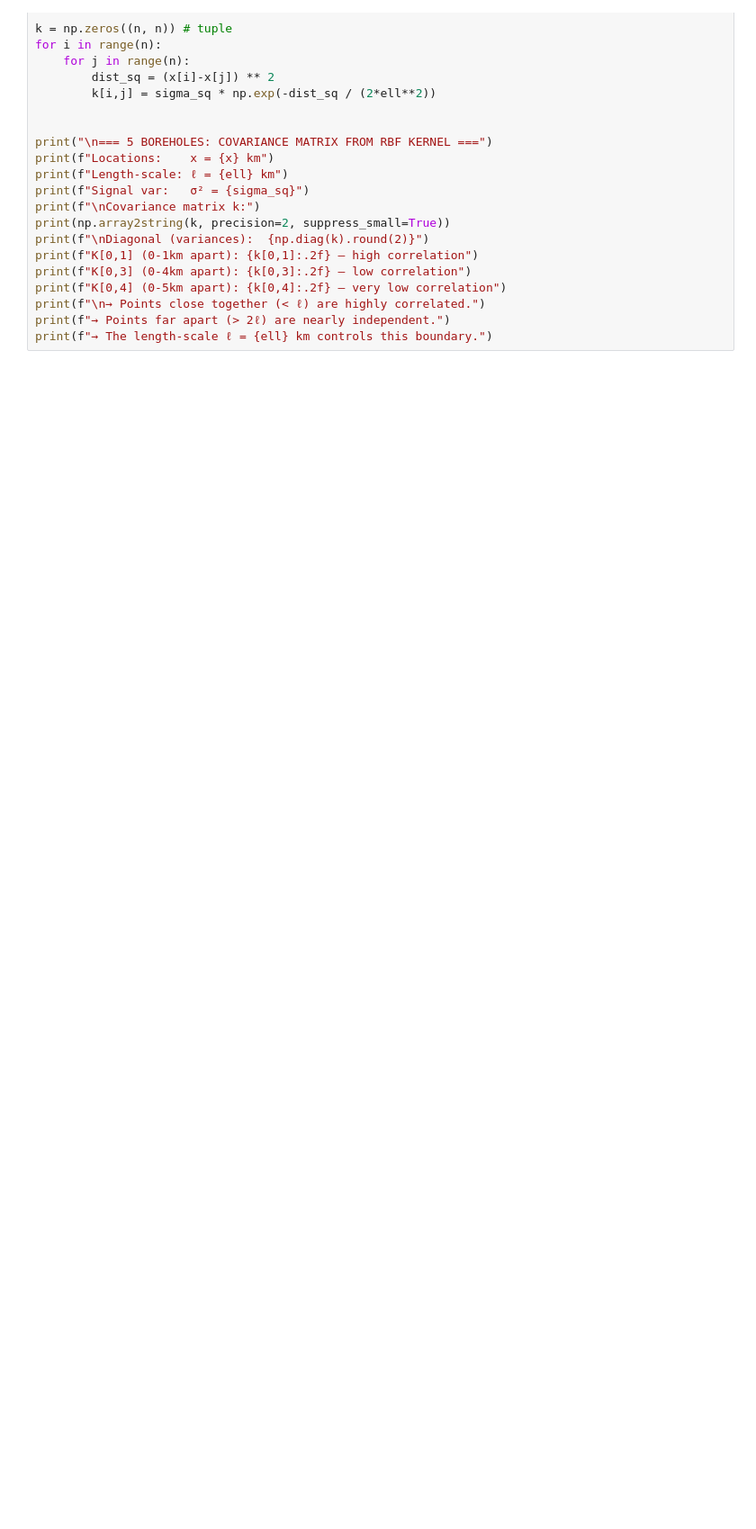
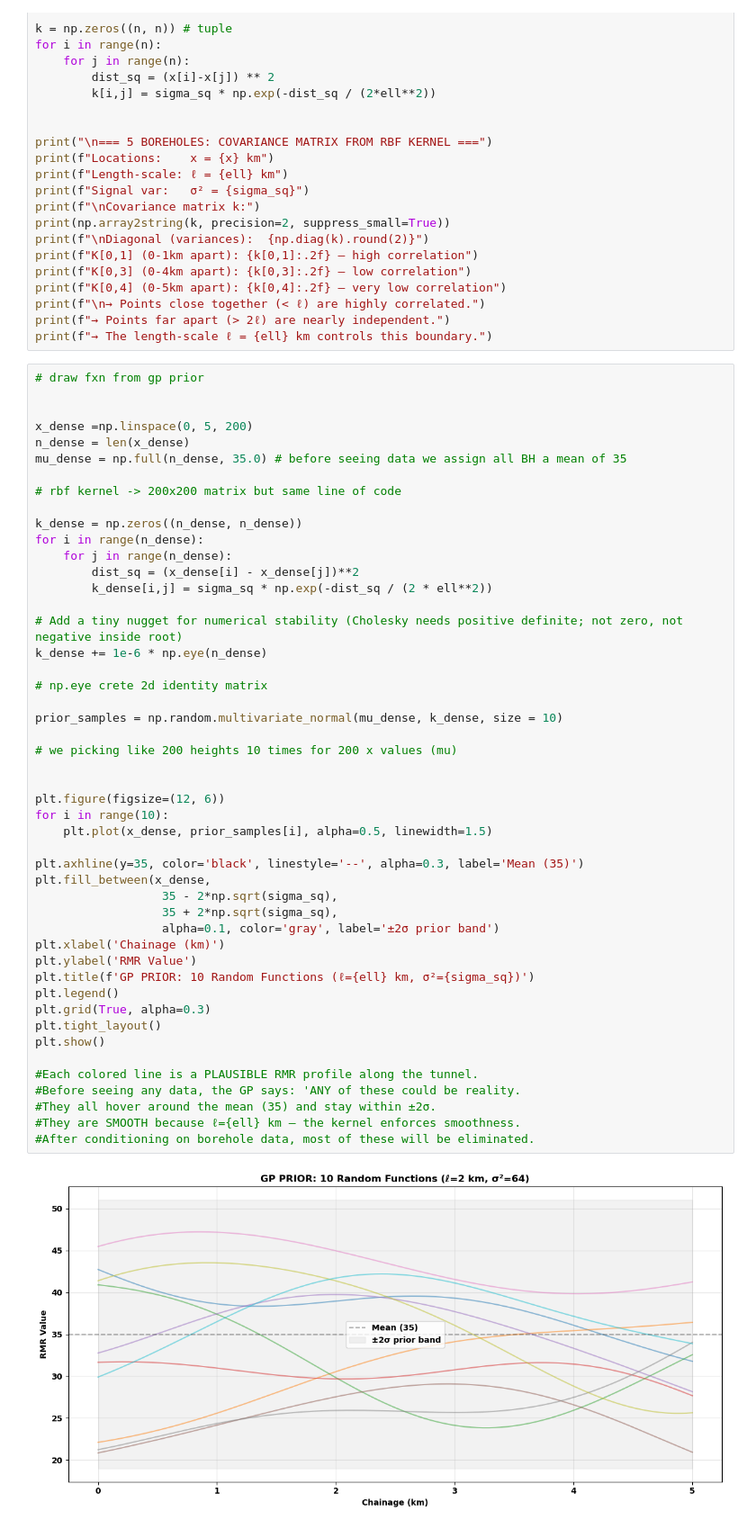
Before and after one commit to wxb-sly/risk-rock, a Jupyter notebook: training/GP/gp_hand.ipynb, the cells around one changed output. Shown at 90% size. Cells and saved outputs as stored; diff of their text form; blank space fills up the shorter version.

Commit message:
training(GP): draw and plot 10 random function samples from GP prior

```diff
--- a/training/GP/gp_hand.ipynb
+++ b/training/GP/gp_hand.ipynb
@@ -63,3 +63,53 @@ print(f"K[0,4] (0-5km apart): {k[0,4]:.2f} — very low correlation")
 print(f"\n→ Points close together (< ℓ) are highly correlated.")
 print(f"→ Points far apart (> 2ℓ) are nearly independent.")
 print(f"→ The length-scale ℓ = {ell} km controls this boundary.")
+# %%
+# draw fxn from gp prior
+
+
+x_dense =np.linspace(0, 5, 200)
+n_dense = len(x_dense)
+mu_dense = np.full(n_dense, 35.0) # before seeing data we assign all BH a mean of 35
+
+# rbf kernel -> 200x200 matrix but same line of code
+
+k_dense = np.zeros((n_dense, n_dense))
+for i in range(n_dense):
+    for j in range(n_dense):
+        dist_sq = (x_dense[i] - x_dense[j])**2
+        k_dense[i,j] = sigma_sq * np.exp(-dist_sq / (2 * ell**2))
+
+# Add a tiny nugget for numerical stability (Cholesky needs positive definite; not zero, not negative inside root)
+k_dense += 1e-6 * np.eye(n_dense)
+
+# np.eye crete 2d identity matrix
+
+prior_samples = np.random.multivariate_normal(mu_dense, k_dense, size = 10)
+
+# we picking like 200 heights 10 times for 200 x values (mu)
+
+
+plt.figure(figsize=(12, 6))
+for i in range(10):
+    plt.plot(x_dense, prior_samples[i], alpha=0.5, linewidth=1.5)
+
+plt.axhline(y=35, color='black', linestyle='--', alpha=0.3, label='Mean (35)')
+plt.fill_between(x_dense,
+                  35 - 2*np.sqrt(sigma_sq),
+                  35 + 2*np.sqrt(sigma_sq),
+                  alpha=0.1, color='gray', label='±2σ prior band')
+plt.xlabel('Chainage (km)')
+plt.ylabel('RMR Value')
+plt.title(f'GP PRIOR: 10 Random Functions (ℓ={ell} km, σ²={sigma_sq})')
+plt.legend()
+plt.grid(True, alpha=0.3)
+plt.tight_layout()
+plt.show()
+
+#Each colored line is a PLAUSIBLE RMR profile along the tunnel.
+#Before seeing any data, the GP says: 'ANY of these could be reality.
+#They all hover around the mean (35) and stay within ±2σ.
+#They are SMOOTH because ℓ={ell} km — the kernel enforces smoothness.
+#After conditioning on borehole data, most of these will be eliminated.
+# %% [output]
+[figure, added]
```
